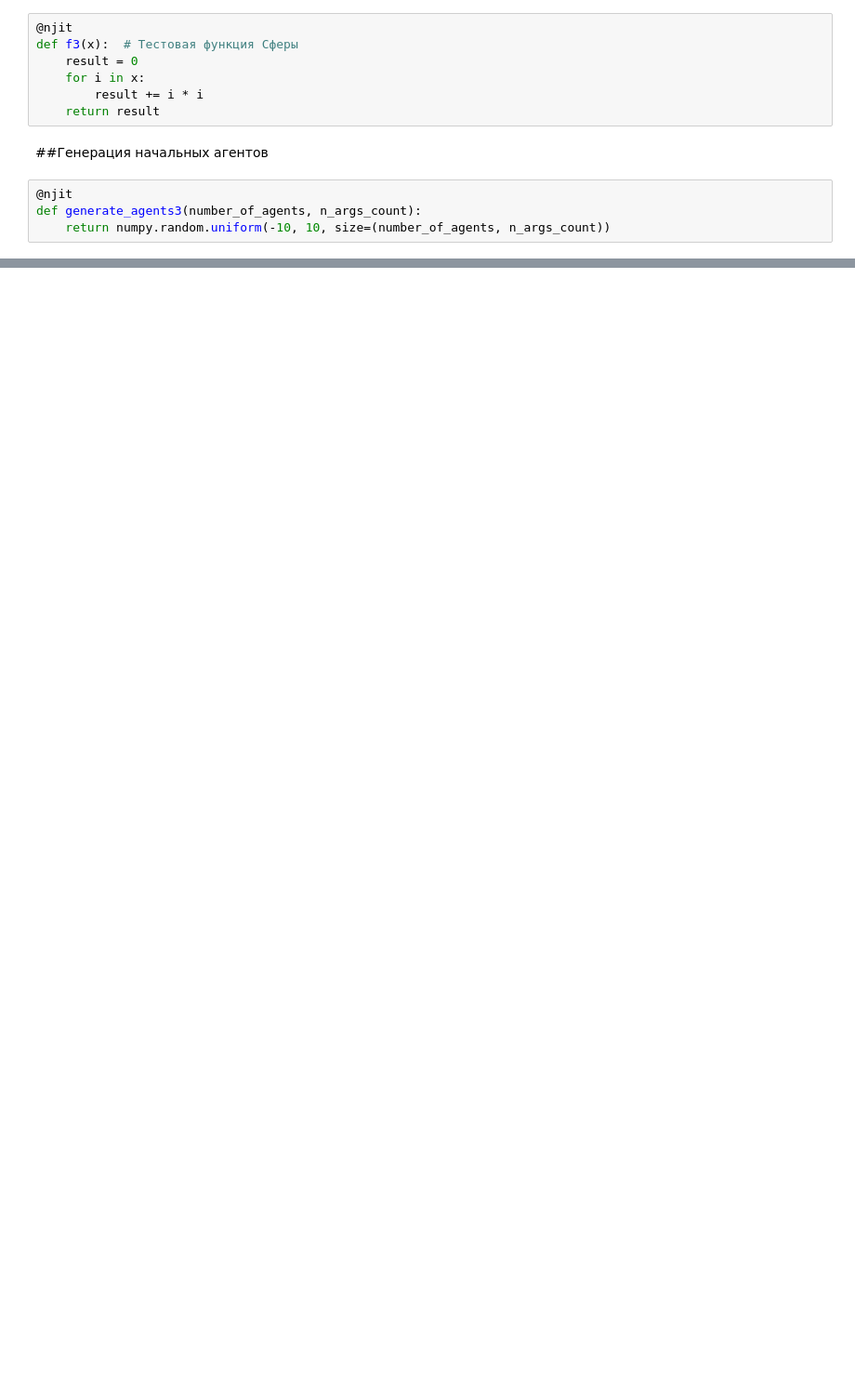
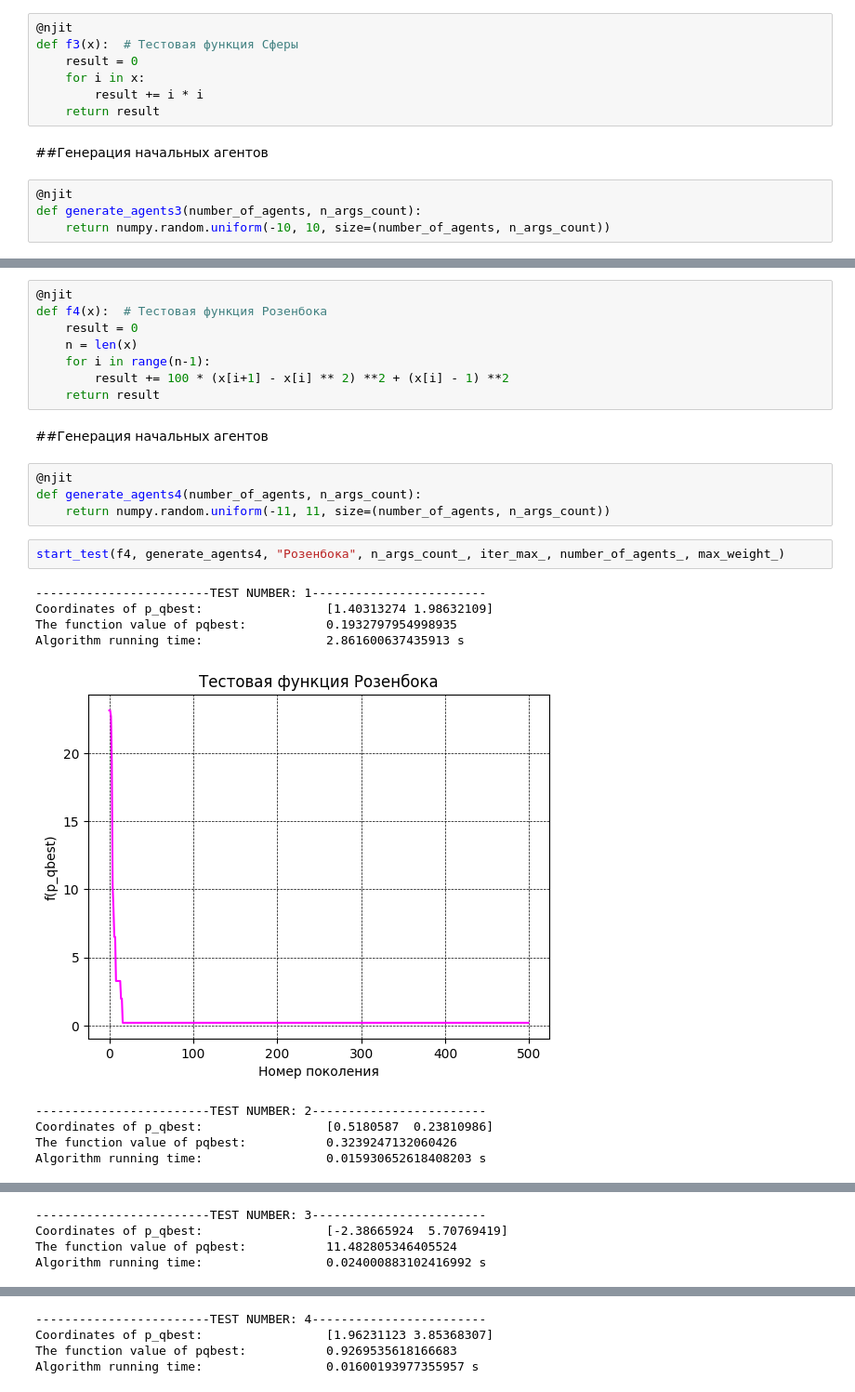
Before and after one commit to ermii42/ETFSS, a Jupyter notebook: Jupiter/main_project.ipynb, the cells around one changed output, grey strips where cells are left out. Shown at 93% size. Cells and saved outputs as stored; diff of their text form; blank space fills up the shorter version.

```diff
--- a/Jupiter/main_project.ipynb
+++ b/Jupiter/main_project.ipynb
@@ -313,0 +317,26 @@ Algorithm running time:                 0.0240018367767334 s
+# %%
+@njit
+def f4(x):  # Тестовая функция Розенбока
+    result = 0
+    n = len(x)
+    for i in range(n-1):
+        result += 100 * (x[i+1] - x[i] ** 2) **2 + (x[i] - 1) **2
+    return result
+# %% [markdown]
+##Генерация начальных агентов
+# %%
+@njit
+def generate_agents4(number_of_agents, n_args_count):
+    return numpy.random.uniform(-11, 11, size=(number_of_agents, n_args_count))
+# %%
+start_test(f4, generate_agents4, "Розенбока", n_args_count_, iter_max_, number_of_agents_, max_weight_)
+# %% [output]
+------------------------TEST NUMBER: 1------------------------
+Coordinates of p_qbest:                 [1.40313274 1.98632109]
+The function value of pqbest:           0.1932797954998935
+Algorithm running time:                 2.861600637435913 s
+[figure, added]
+------------------------TEST NUMBER: 2------------------------
+Coordinates of p_qbest:                 [0.5180587  0.23810986]
+The function value of pqbest:           0.3239247132060426
+Algorithm running time:                 0.015930652618408203 s
@@ -313,0 +344,4 @@ Algorithm running time:                 0.0240018367767334 s
+------------------------TEST NUMBER: 3------------------------
+Coordinates of p_qbest:                 [-2.38665924  5.70769419]
+The function value of pqbest:           11.482805346405524
+Algorithm running time:                 0.024000883102416992 s
@@ -313,0 +349,4 @@ Algorithm running time:                 0.0240018367767334 s
+------------------------TEST NUMBER: 4------------------------
+Coordinates of p_qbest:                 [1.96231123 3.85368307]
+The function value of pqbest:           0.9269535618166683
+Algorithm running time:                 0.01600193977355957 s
```
Also changed, not shown: parts of 19 cells of this notebook.
